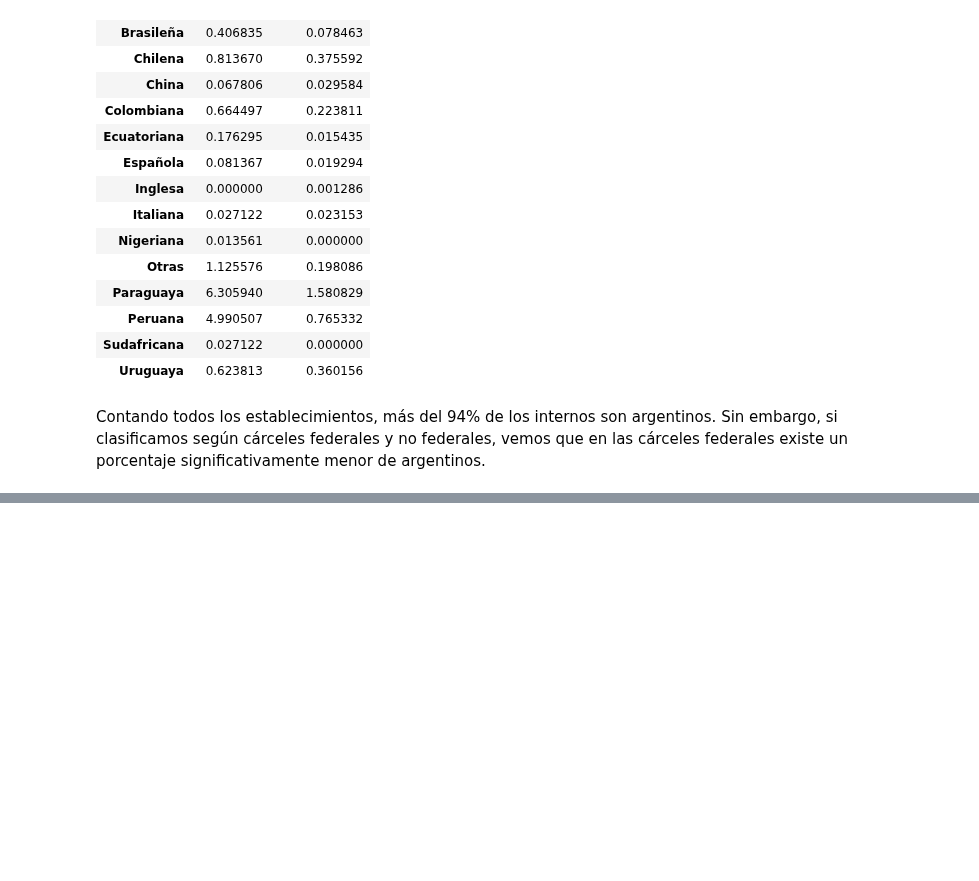
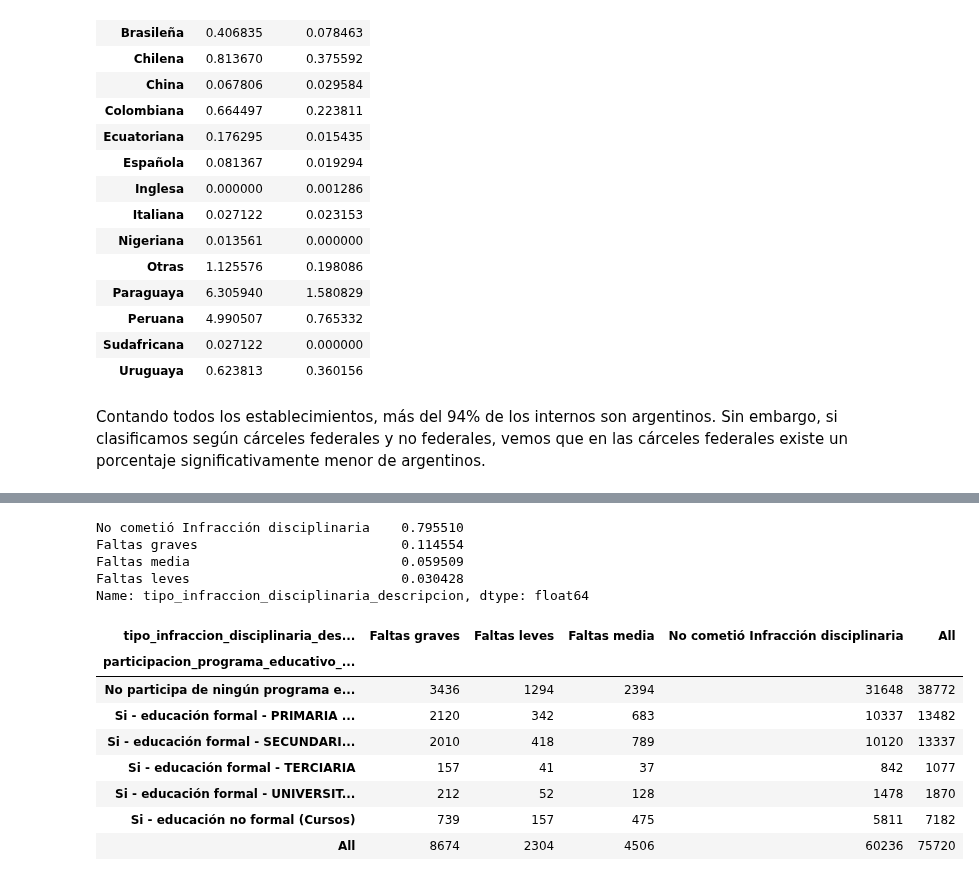
Before and after one commit to nahuelalmeira/poblacionPenal, a Jupyter notebook: VisualizacionYAnalisis/DiploDatos_PoblacionPenitenciariaArgentina_VyA.ipynb, the cells around one changed output, grey strips where cells are left out. Cells and saved outputs as stored; diff of their text form; code cells hidden in the pictures; blank space fills up the shorter version.

Commit message:
Agrego analisis de programas educativos e infracciones disciplinarias

```diff
--- a/VisualizacionYAnalisis/DiploDatos_PoblacionPenitenciariaArgentina_VyA.ipynb
+++ b/VisualizacionYAnalisis/DiploDatos_PoblacionPenitenciariaArgentina_VyA.ipynb
@@ -660,0 +687,3 @@ Contando todos los establecimientos, más del 94% de los internos son argentinos
+# %%
+data_reincidencia = data_raw.dropna(subset=['tipo_infraccion_disciplinaria_descripcion', 'participacion_programa_educativo_descripcion'])
+data_reincidencia.shape[0]
@@ -660,0 +703,24 @@ Contando todos los establecimientos, más del 94% de los internos son argentinos
+# %%
+data_reincidencia['tipo_infraccion_disciplinaria_descripcion'].value_counts() / \
+data_reincidencia['tipo_infraccion_disciplinaria_descripcion'].count()
+# %% [output]
+No cometió Infracción disciplinaria    0.795510
+Faltas graves                          0.114554
+Faltas media                           0.059509
+Faltas leves                           0.030428
+Name: tipo_infraccion_disciplinaria_descripcion, dtype: float64
+# %%
+contingency = data_reincidencia.pivot_table(index='participacion_programa_educativo_descripcion',
+                                            columns='tipo_infraccion_disciplinaria_descripcion',
+                                            values='provincia_descripcion', aggfunc='count', margins=True)
+contingency
+# %% [output]
+| tipo_infraccion_disciplinaria_des... | Faltas graves | Faltas leves | Faltas media | No cometió Infracción disciplinaria | All |
+| participacion_programa_educativo_... |  |  |  |  |  |
+| No participa de ningún programa e... | 3436 | 1294 | 2394 | 31648 | 38772 |
+| Si - educación formal - PRIMARIA ... | 2120 | 342 | 683 | 10337 | 13482 |
+| Si - educación formal - SECUNDARI... | 2010 | 418 | 789 | 10120 | 13337 |
+| Si - educación formal - TERCIARIA | 157 | 41 | 37 | 842 | 1077 |
+| Si - educación formal - UNIVERSIT... | 212 | 52 | 128 | 1478 | 1870 |
+| Si - educación no formal (Cursos) | 739 | 157 | 475 | 5811 | 7182 |
+| All | 8674 | 2304 | 4506 | 60236 | 75720 |
```
Also changed, not shown: parts of 12 cells of this notebook.
